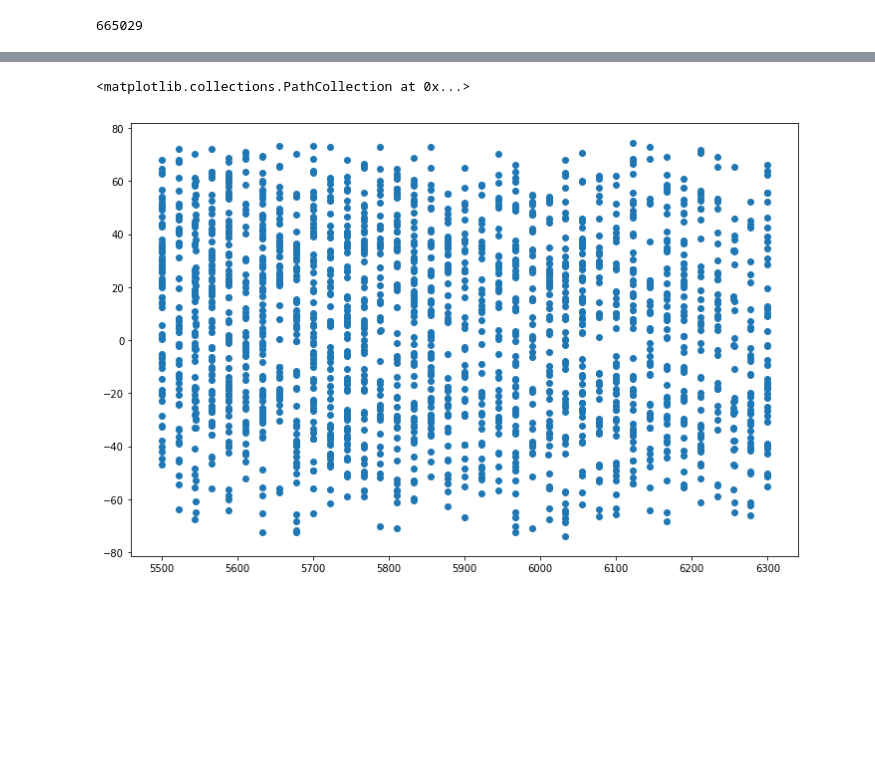
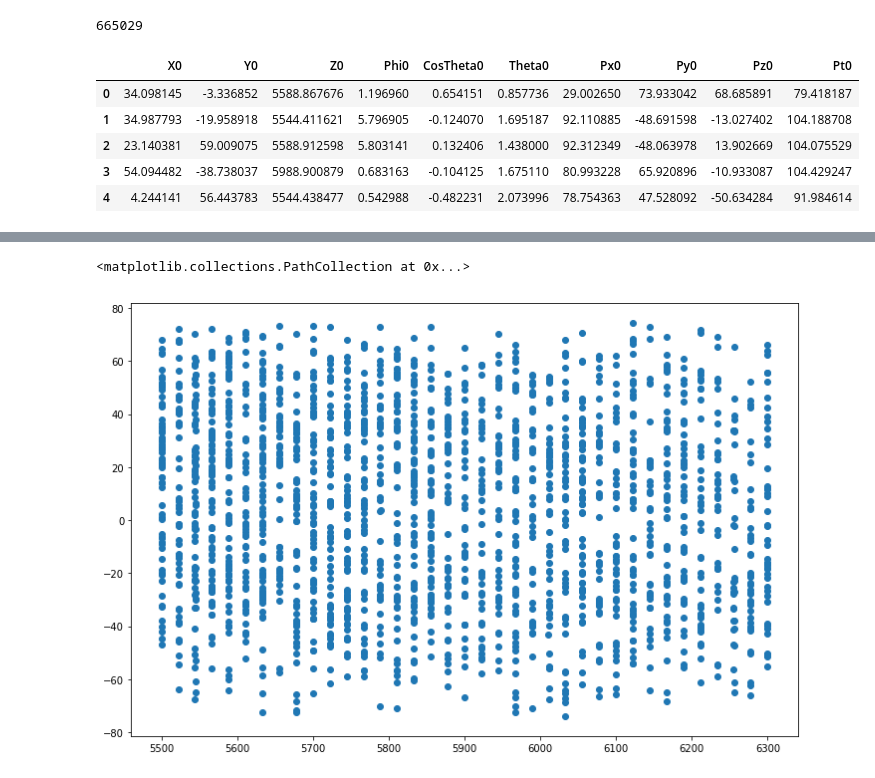
Before and after one commit to ckampa13/Mu2E, a Jupyter notebook: scripts/ColeTests/07-17-19_Trajectory_Run_05.ipynb, the cells around one changed output, grey strips where cells are left out. Saved outputs shown, nothing was run; the diff lists cells and outputs as text; code cells hidden in the pictures; blank space fills up the shorter version.

```diff
--- a/scripts/ColeTests/07-17-19_Trajectory_Run_05.ipynb
+++ b/scripts/ColeTests/07-17-19_Trajectory_Run_05.ipynb
@@ -99,6 +101,15 @@ df_gen['Pz0'] = mom * np.cos(df_gen['Theta0'])
 df_gen['Pt0'] = mom * np.sin(df_gen['Theta0'])
 
 #Let's check out our generated starting conditions!
+# %%
+df_gen.head()
+# %% [output]
+|  | X0 | Y0 | Z0 | Phi0 | CosTheta0 | Theta0 | Px0 | Py0 | Pz0 | Pt0 |
+| 0 | 34.098145 | -3.336852 | 5588.867676 | 1.196960 | 0.654151 | 0.857736 | 29.002650 | 73.933042 | 68.685891 | 79.418187 |
+| 1 | 34.987793 | -19.958918 | 5544.411621 | 5.796905 | -0.124070 | 1.695187 | 92.110885 | -48.691598 | -13.027402 | 104.188708 |
+| 2 | 23.140381 | 59.009075 | 5588.912598 | 5.803141 | 0.132406 | 1.438000 | 92.312349 | -48.063978 | 13.902669 | 104.075529 |
+| 3 | 54.094482 | -38.738037 | 5988.900879 | 0.683163 | -0.104125 | 1.675110 | 80.993228 | 65.920896 | -10.933087 | 104.429247 |
+| 4 | 4.244141 | 56.443783 | 5544.438477 | 0.542988 | -0.482231 | 2.073996 | 78.754363 | 47.528092 | -50.634284 | 91.984614 |
 # %%
 df_gen.Pt0.hist(bins=25)
 # %% [output]
```
Also changed, not shown: parts of 4 cells of this notebook, 2 other files.
